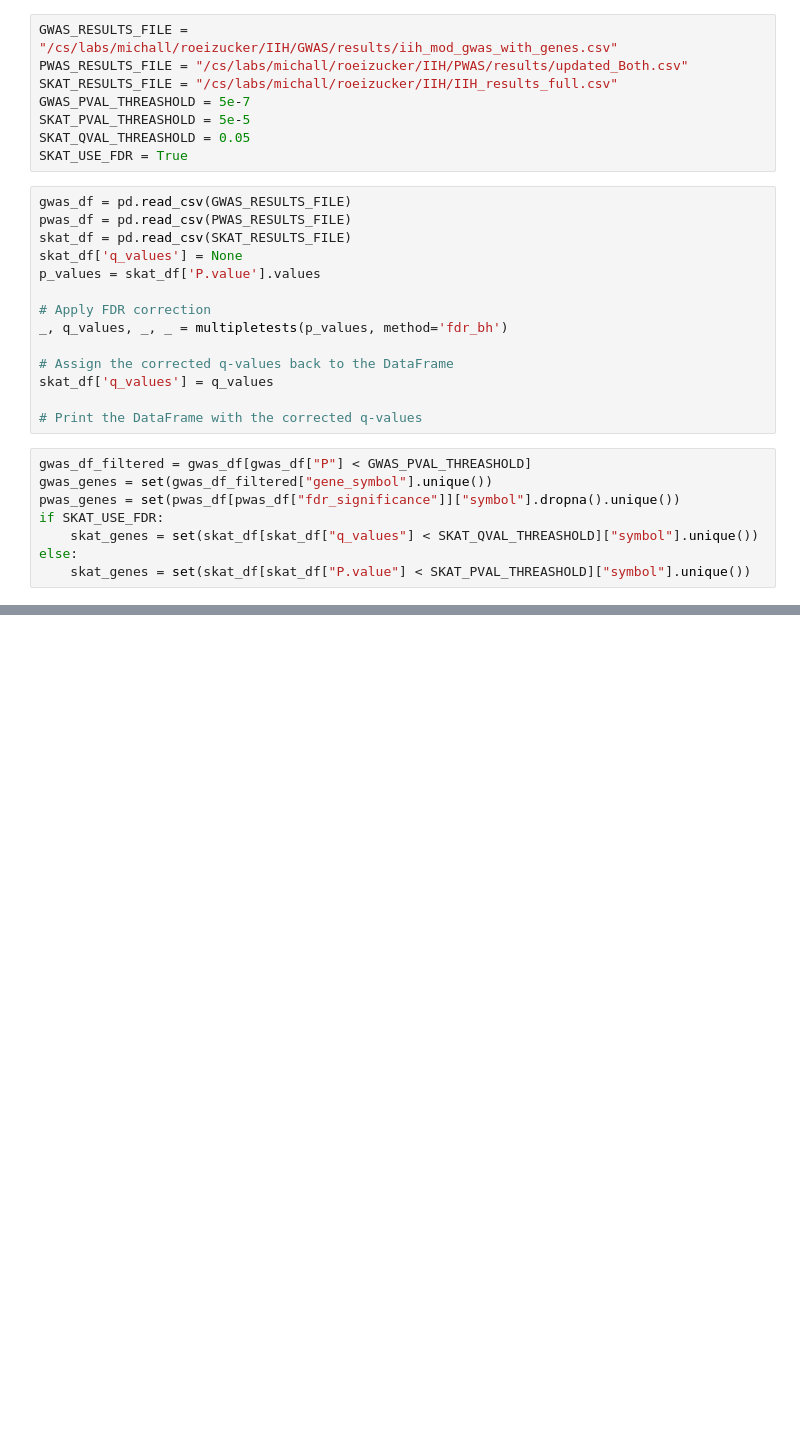
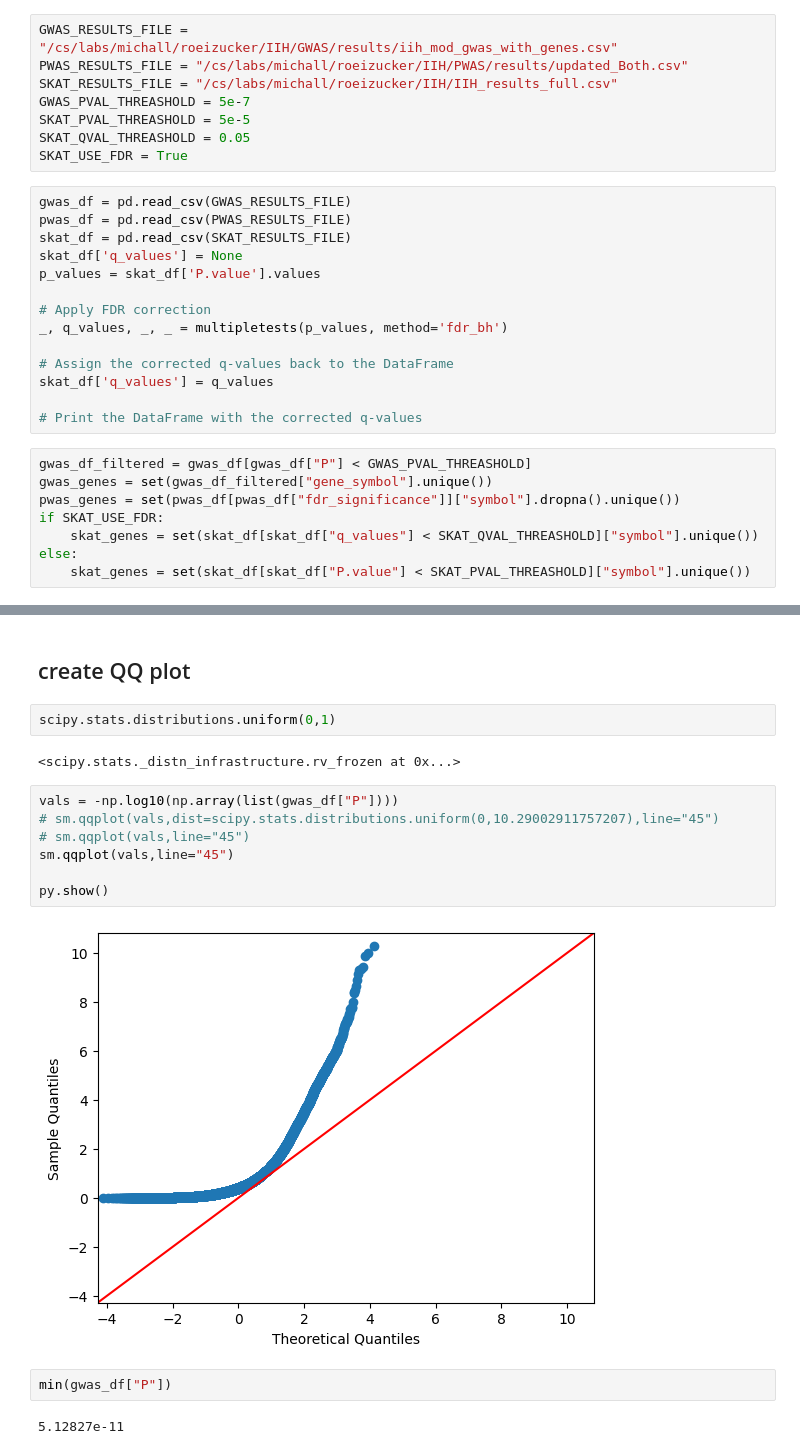
Before and after one commit to RoeiZucker/jupyter_backup, a Jupyter notebook: IIH_Project/compare_genetics_results.ipynb, the cells around one changed output, grey strips where cells are left out. Drawn from its saved outputs; the diff is of its cells as text; blank space fills up the shorter version.

```diff
--- a/IIH_Project/compare_genetics_results.ipynb
+++ b/IIH_Project/compare_genetics_results.ipynb
@@ -44,0 +49,19 @@ gwas,skat intersection:  {'FOXF1', 'PEX11A', 'TRMT5', 'RGCC', 'FGFR1', 'IRGQ', '
+# %% [markdown]
+## create QQ plot
+# %%
+scipy.stats.distributions.uniform(0,1)
+# %% [output]
+<scipy.stats._distn_infrastructure.rv_frozen at 0x...>
+# %%
+vals = -np.log10(np.array(list(gwas_df["P"])))
+# sm.qqplot(vals,dist=scipy.stats.distributions.uniform(0,10.29002911757207),line="45")
+# sm.qqplot(vals,line="45")
+sm.qqplot(vals,line="45")
+
+py.show()
+# %% [output]
+[figure, added]
+# %%
+min(gwas_df["P"])
+# %% [output]
+5.12827e-11
```
Also changed, not shown: parts of 4 cells of this notebook.
